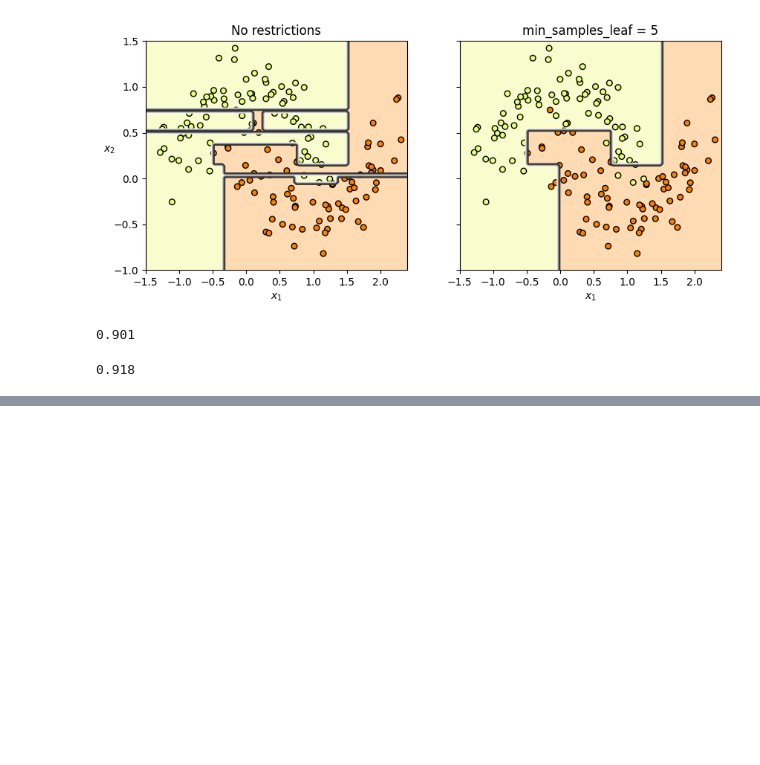
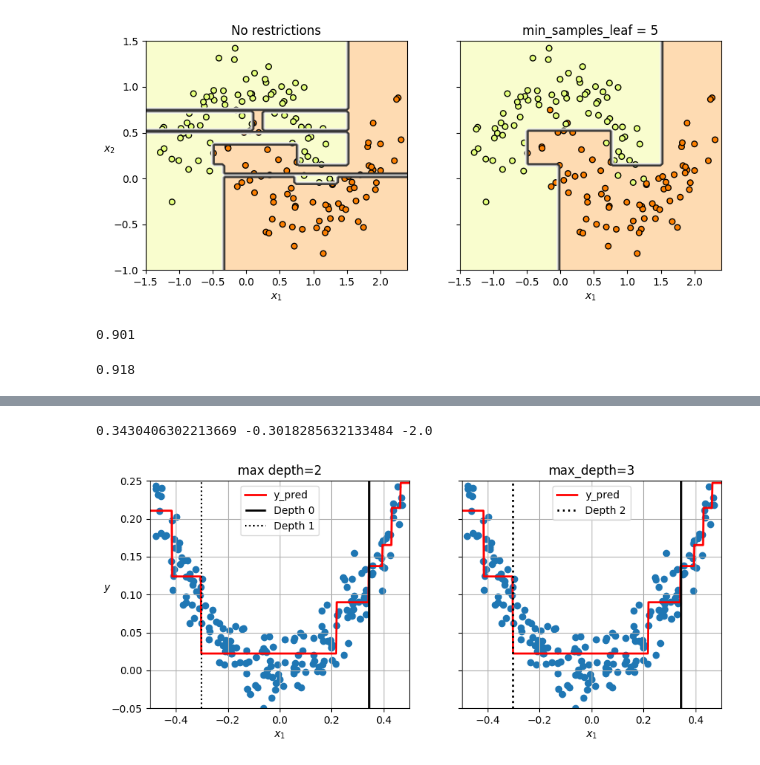
Before and after one commit to jayasuryan-mutyala/HOML, a Jupyter notebook: 5.0-decision_trees/decision_tree.ipynb, the cells around one changed output, grey strips where cells are left out. Saved outputs shown, nothing was run; the diff lists cells and outputs as text; code cells hidden in the pictures; blank space fills up the shorter version.

```diff
--- a/5.0-decision_trees/decision_tree.ipynb
+++ b/5.0-decision_trees/decision_tree.ipynb
@@ -183,0 +219,49 @@ tree_clf2.score(X_moons_test, y_moons_test)
+# %%
+def plot_regression_boundary(tree_reg,X,y,axes):
+    x1 = np.linspace(axes[0],axes[1],500).reshape(-1,1)
+    y_pred = tree_reg.predict(x1)
+    plt.axis(axes)
+
+    plt.xlabel("$x_1$")
+    plt.scatter(X,y)
+    plt.plot(x1,y_pred,linewidth=2,label="y_pred",color='red')
+
+fig,axes = plt.subplots(ncols=2,figsize=(10,4),sharey=True)
+
+plt.sca(axes[0])
+plot_regression_boundary(tree_reg,X_quad,y_quad,axes=[-0.5,0.5,-0.05,0.25])
+
+th0,th1a,th1b = tree_reg.tree_.threshold[[0,1,4]]
+
+print(th0,th1a,th1b)
+plt.vlines(th0,-0.05,0.25,linewidth=2,colors='black',label="Depth 0")
+plt.vlines([th1a,th1b],-0.05,0.25,linestyles='dotted',colors='black',label="Depth 1")
+plt.ylabel("$y$",rotation=0)
+
+plt.legend(loc="upper center")
+plt.title("max depth=2")
+plt.grid()
+
+plt.sca(axes[1])
+plot_regression_boundary(tree_reg2,
+                         X_quad,
+                         y_quad,
+                         axes=[-0.5,0.5,-0.05,0.25])
+plt.vlines(th0,-0.05,0.25,linewidth=2,colors='black')
+
+plt.vlines([th1a,th1b],
+           ymin=-0.05,
+           ymax=0.25,
+           linestyles='dotted',
+           linewidth=2,
+           colors='black',
+           label="Depth 2")
+
+plt.legend(loc='upper center')
+plt.title("max_depth=3")
+
+plt.grid()
+plt.show()
+# %% [output]
+0.3430406302213669 -0.3018285632133484 -2.0
+[figure, added]
```
Also changed, not shown: parts of 10 cells of this notebook.
